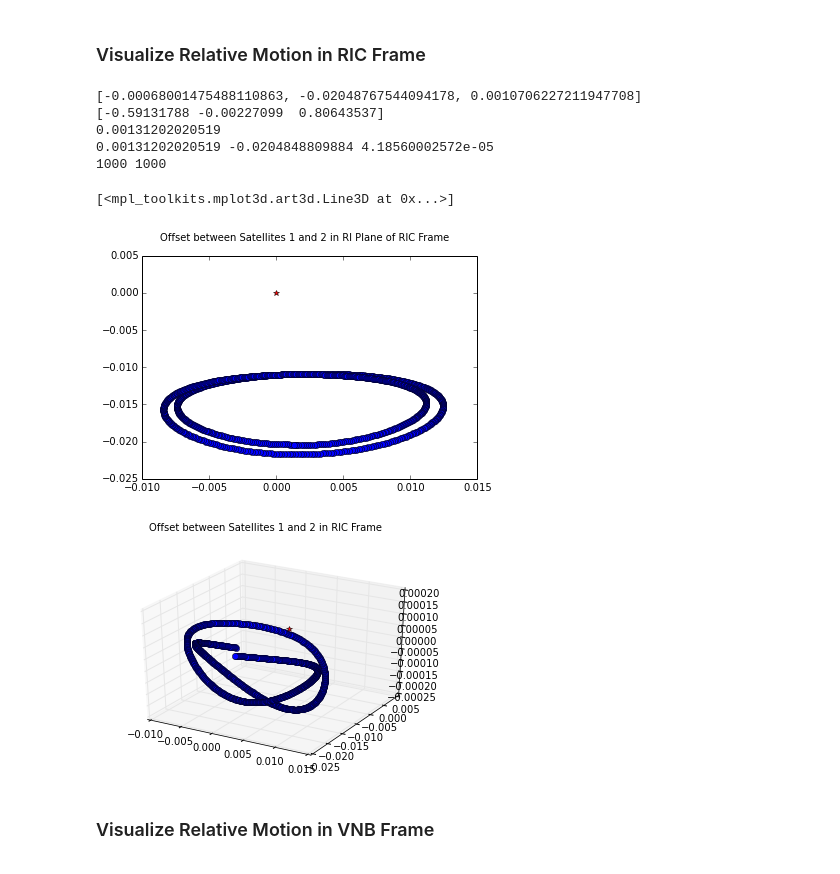
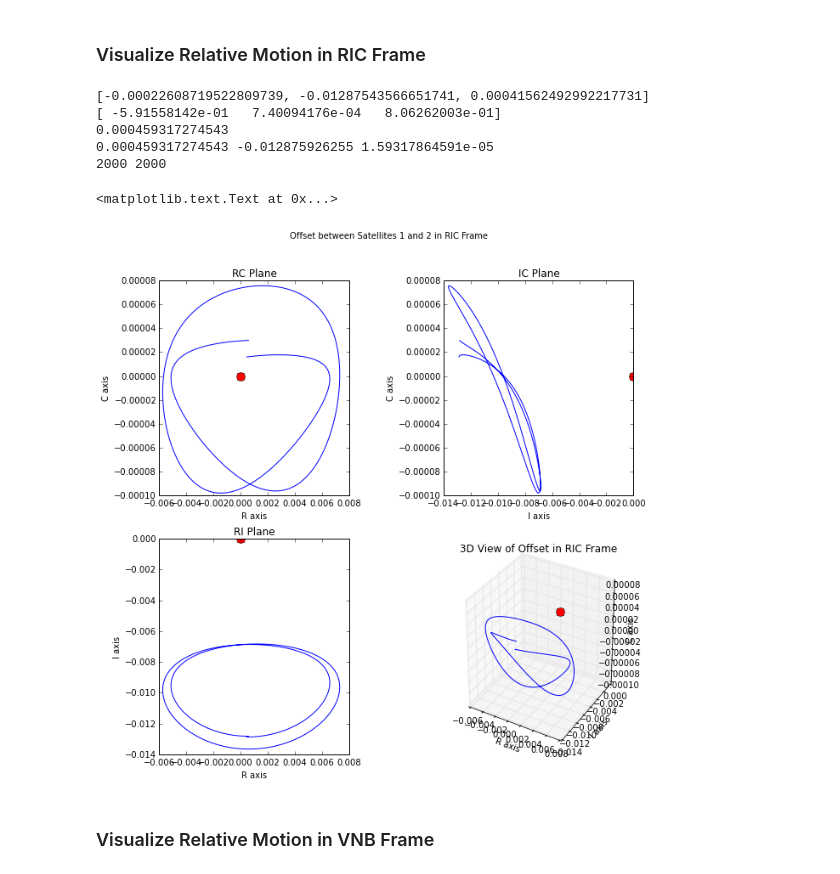
Before and after one commit to aerosara/thesis, a Jupyter notebook: notebooks/CRTBP Propagator with Two Spacecraft.ipynb, the cells around one changed output. Saved outputs shown, nothing was run; the diff lists cells and outputs as text; code cells hidden in the pictures.

Commit message:
Updating figures to use 2x2 grid of subplots

```diff
--- a/notebooks/CRTBP Propagator with Two Spacecraft.ipynb
+++ b/notebooks/CRTBP Propagator with Two Spacecraft.ipynb
@@ -94,7 +96,7 @@ def generateClosedInitialConditions(inputstate, timespan, componentToVary, outpu
 # user inputs
 testcase = 0
 mode = 'Howell'  # 'Sharp' 'Howell' 'Barbee'
-numPoints = 1000
+numPoints = 2000
 
 # From Sharp, A Collection of Restricted Three-Body Test Problems
 # For problems 1 to 15, mu = 0.012277471 and for problems 16 to 20, mu = 0.000953875
@@ -336,16 +351,16 @@ for ii in range(0, len(x1)):
 
 thetadirection = np.sign(theta[1] - theta[0])
 
-desiredtheta = theta[40]# + thetadirection*5 # theta[2] # degrees
+desiredtheta = theta[50]# + thetadirection*5 # theta[2] # degrees
 
 figTheta, axTheta = plt.subplots()
-axTheta.plot(theta, 'ro-')
+axTheta.plot(theta, 'o-')
 figTheta.suptitle('Theta over time of Satellite 1')
 
 # copy state from desired 'theta' value into second satellite initial state
 
 desiredthetaindex = (np.abs(theta-desiredtheta)).argmin()
-print theta[0]
+print 'theta[0] = ', theta[0]
 print 'index = ', desiredthetaindex
 print 'theta[index] = ', theta[desiredthetaindex]
 
@@ -358,8 +373,8 @@ initialstate2 = [x1[desiredthetaindex], y1[desiredthetaindex], z1[desiredthetain
 # compute a small offset to velocity along the velocity direction
 
 # assign initial state to second satellite
-initialstate2 = [x1[0], y1[0], z1[0],
-                 xdot1[0]*1.001, ydot1[0]*1.001, zdot1[0]*1.001]
+#initialstate2 = [x1[0], y1[0], z1[0],
+#                 xdot1[0]*1.001, ydot1[0]*1.001, zdot1[0]*1.001]
 
 
 #generate closed halo...
@@ -437,44 +534,72 @@ figDeltaMag.suptitle('Total Distance Offset Over Time')
 # %%
 
 # compute trajectory offset in RIC frame
 
 dr = np.zeros(len(dx))
 di = np.zeros(len(dx))
 dc = np.zeros(len(dx))
 
 for ii in range(0, len(rVec)):
     dr[ii] = np.dot([dx[ii], dy[ii], dz[ii]], rVec[ii])
     di[ii] = np.dot([dx[ii], dy[ii], dz[ii]], iVec[ii])
     dc[ii] = np.dot([dx[ii], dy[ii], dz[ii]], cVec[ii])
 
 print [dx[ii], dy[ii], dz[ii]]
 print rVec[ii]
 print np.dot([dx[ii], dy[ii], dz[ii]], rVec[ii])
 print dr[ii], di[ii], dc[ii]
 
 print len(dr), len(di)
 
+
 # plot offset in RIC frame
-figDeltaRI, axDeltaRI = plt.subplots()
-axDeltaRI.plot(dr, di, 'o-')
-axDeltaRI.plot(0.0, 0.0, 'r*')
+figDeltaRIC, ((axDeltaRC, axDeltaIC), (axDeltaRI, ax3DRIC)) = plt.subplots(2, 2)
+figDeltaRIC.suptitle('Offset between Satellites 1 and 2 in RIC Frame')
+figDeltaRIC.set_size_inches(10, 10)
+figDeltaRIC.subplots_adjust(hspace=0.2)
+figDeltaRIC.subplots_adjust(wspace=0.5)
+
+# RC Plane
+axDeltaRC.plot(dr, dc, 'b-')
+axDeltaRC.plot(0.0, 0.0, 'ro', markersize=10)
+axDeltaRC.set_title('RC Plane')
+axDeltaRC.xaxis.set_label_text('R axis')
+axDeltaRC.yaxis.set_label_text('C axis')
+#axDeltaRC.set_aspect('equal')
+
+# IC Plane
+axDeltaIC.plot(di, dc, 'b-')
+axDeltaIC.plot(0.0, 0.0, 'ro', markersize=10)
+axDeltaIC.set_title('IC Plane')
+axDeltaIC.xaxis.set_label_text('I axis')
+axDeltaIC.yaxis.set_label_text('C axis')
+#axDeltaIC.set_aspect('equal')
+
+# RI Plane
+axDeltaRI.plot(dr, di, 'b-')
+axDeltaRI.plot(0.0, 0.0, 'ro', markersize=10)
+axDeltaRI.set_title('RI Plane')
+axDeltaRI.xaxis.set_label_text('R axis')
+axDeltaRI.yaxis.set_label_text('I axis')
 #axDeltaRI.set_aspect('equal')
-figDeltaRI.suptitle('Offset between Satellites 1 and 2 in RI Plane of RIC Frame')
 
-fig3DRIC = plt.figure()
-ax3DRIC = fig3DRIC.add_subplot(111, projection='3d')
-ax3DRIC.plot(dr, di, dc, 'o-')
-fig3DRIC.suptitle('Offset between Satellites 1 and 2 in RIC Frame')
-ax3DRIC.plot([0.0], [0.0], [0.0], 'r*')
+# plot offset in RIC frame
+ax3DRIC.axis('off')
+ax3DRIC = figDeltaRIC.add_subplot(224, projection='3d') # "224" means "2x2 grid, 4th subplot".
+ax3DRIC.plot(dr, di, dc, 'b-')
+ax3DRIC.plot([0.0], [0.0], [0.0], 'ro', markersize=10)
+ax3DRIC.set_title('3D View of Offset in RIC Frame')
+ax3DRIC.xaxis.set_label_text('R axis')
+ax3DRIC.yaxis.set_label_text('I axis')
+ax3DRIC.zaxis.set_label_text('C axis')
 #ax3DRIC.set_aspect('equal')
 # %% [output]
-[-0.00068001475488110863, -0.02048767544094178, 0.0010706227211947708]
-[-0.59131788 -0.00227099  0.80643537]
-0.00131202020519
-0.00131202020519 -0.0204848809884 4.18560002572e-05
-1000 1000
+[-0.00022608719522809739, -0.01287543566651741, 0.00041562492992217731]
+[ -5.91558142e-01   7.40094176e-04   8.06262003e-01]
+0.000459317274543
+0.000459317274543 -0.012875926255 1.59317864591e-05
+2000 2000
-[<mpl_toolkits.mplot3d.art3d.Line3D at 0x...>]
+<matplotlib.text.Text at 0x...>
-[figure, old version]
+[figure, new version]
-[figure, removed]
 # %% [markdown]
 ### Visualize Relative Motion in VNB Frame
```
Also changed, not shown: parts of 16 cells of this notebook, 2 other files.
